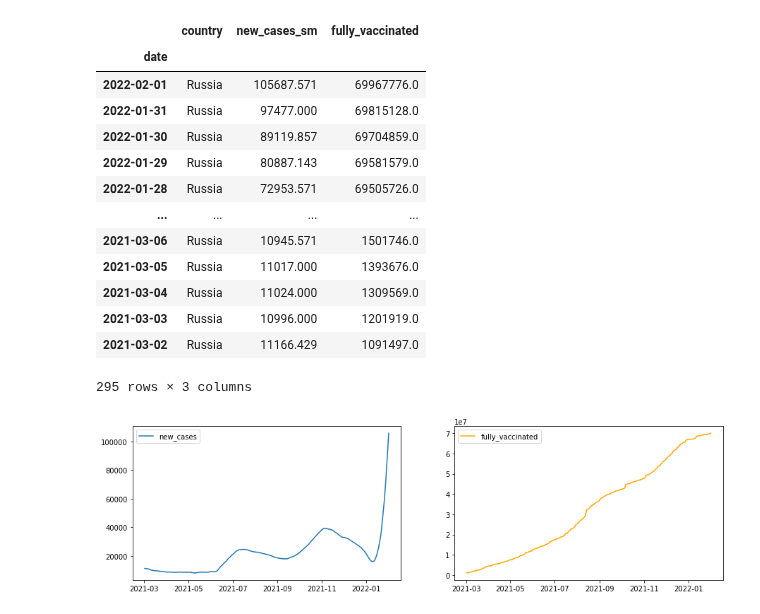
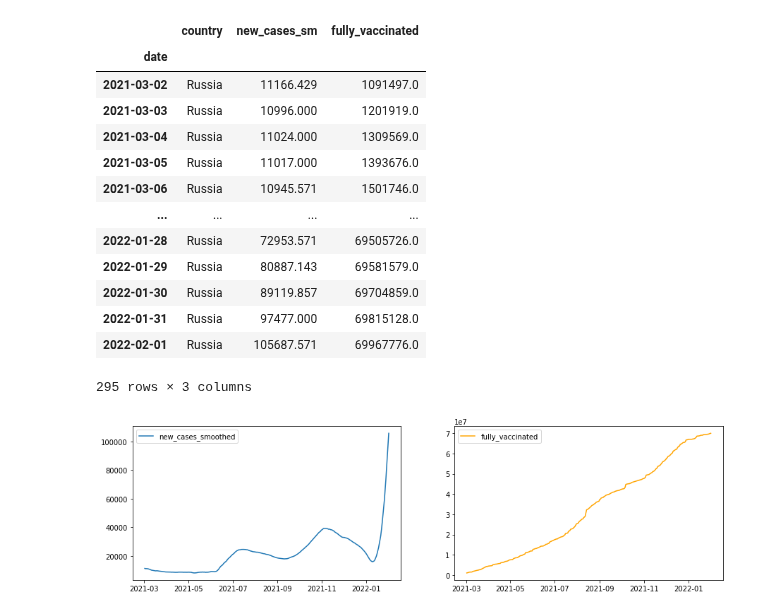
Before and after one commit to akitim/comptech-winter-school-2022_covid19-prediction, a Jupyter notebook: model.ipynb, the cells around one changed output. Drawn from its saved outputs; the diff is of its cells as text; code cells hidden in the pictures.

```diff
--- a/model.ipynb
+++ b/model.ipynb
@@ -67,31 +81,31 @@ df =\
  .assign(date = pd.to_datetime(data['date']).dt.date)
  .reset_index()
  .set_index('date')
- .sort_index(ascending=False)
+ .sort_index(ascending=True)
  .drop('index', axis=1)
 )
 df
 # %% [output]
 |  | country | new_cases_sm | fully_vaccinated |
 | date |  |  |  |
+| 2021-03-02 | Russia | 11166.429 | 1091497.0 |
+| 2021-03-03 | Russia | 10996.000 | 1201919.0 |
+| 2021-03-04 | Russia | 11024.000 | 1309569.0 |
+| 2021-03-05 | Russia | 11017.000 | 1393676.0 |
+| 2021-03-06 | Russia | 10945.571 | 1501746.0 |
+| ... | ... | ... | ... |
+| 2022-01-28 | Russia | 72953.571 | 69505726.0 |
+| 2022-01-29 | Russia | 80887.143 | 69581579.0 |
+| 2022-01-30 | Russia | 89119.857 | 69704859.0 |
+| 2022-01-31 | Russia | 97477.000 | 69815128.0 |
 | 2022-02-01 | Russia | 105687.571 | 69967776.0 |
-| 2022-01-31 | Russia | 97477.000 | 69815128.0 |
-| 2022-01-30 | Russia | 89119.857 | 69704859.0 |
-| 2022-01-29 | Russia | 80887.143 | 69581579.0 |
-| 2022-01-28 | Russia | 72953.571 | 69505726.0 |
-| ... | ... | ... | ... |
-| 2021-03-06 | Russia | 10945.571 | 1501746.0 |
-| 2021-03-05 | Russia | 11017.000 | 1393676.0 |
-| 2021-03-04 | Russia | 11024.000 | 1309569.0 |
-| 2021-03-03 | Russia | 10996.000 | 1201919.0 |
-| 2021-03-02 | Russia | 11166.429 | 1091497.0 |
 295 rows × 3 columns
 # %%
 fig, axs = plt.subplots(1, 2, figsize=(15, 4))
 ax1, ax2 = axs
 ax1.plot(df['new_cases_sm']);
-ax1.legend(loc='best', labels=['new_cases']);
+ax1.legend(loc='best', labels=['new_cases_smoothed']);
 ax2.plot(df['fully_vaccinated'], color='orange');
 ax2.legend(loc='best', labels=['fully_vaccinated']);
 # %% [output]
-[figure, old version]
+[figure, new version]
```
Also changed, not shown: parts of 9 cells of this notebook.
